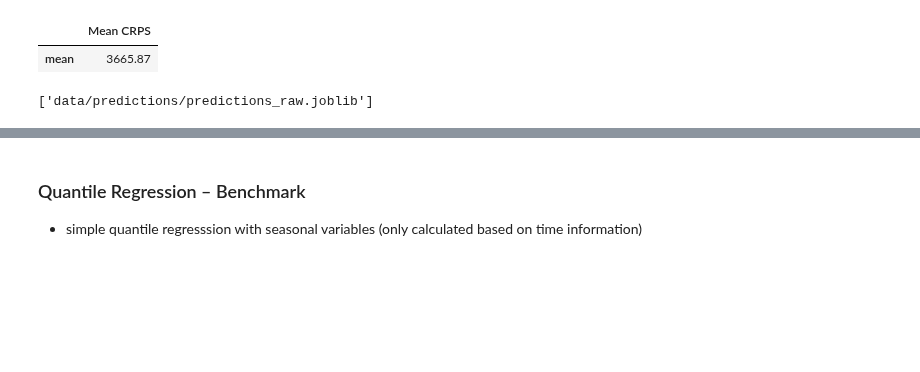
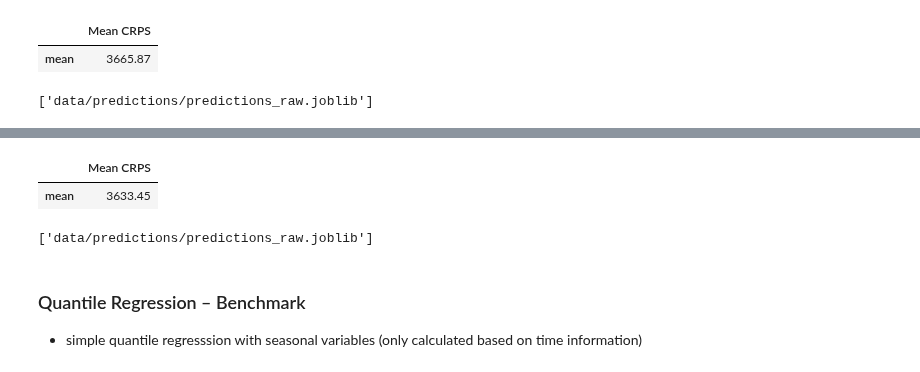
Before and after one commit to LouisSko/master-thesis, a Jupyter notebook: notebook.ipynb, the cells around one changed output, grey strips where cells are left out. Cells and saved outputs as stored; diff of their text form; code cells hidden in the pictures; blank space fills up the shorter version.

```diff
--- a/notebook.ipynb
+++ b/notebook.ipynb
@@ -126,0 +209,10 @@ joblib.dump(predictions_raw, "data/predictions/predictions_raw.joblib")
+# %%
+# load in saved model
+chronos = Chronos(model_name="./models/second_test/fine-tuned-ckpt",
+                  device_map="mps",
+                  lead_times=np.arange(1, 65),
+                  freq=pd.Timedelta("1h"))
+# %%
+# get fine tuned model predictions on test dataset
+predictions_finetuned = chronos.predict(data=data_test,
+                                  previous_context_data=data_train)
@@ -127,3 +223,12 @@ joblib.dump(predictions_raw, "data/predictions/predictions_raw.joblib")
+# %%
+predictions_finetuned.get_crps(mean_lead_times=True, mean_time=True)
+# %% [output]
+|  | Mean CRPS |
+| mean | 3633.45 |
+# %%
+joblib.dump(predictions_finetuned, "data/predictions/predictions_finetuned.joblib")
+# %% [output]
+['data/predictions/predictions_raw.joblib']
 # %% [markdown]
 ### Quantile Regression – Benchmark
 
```
Also changed, not shown: parts of 8 cells of this notebook.
